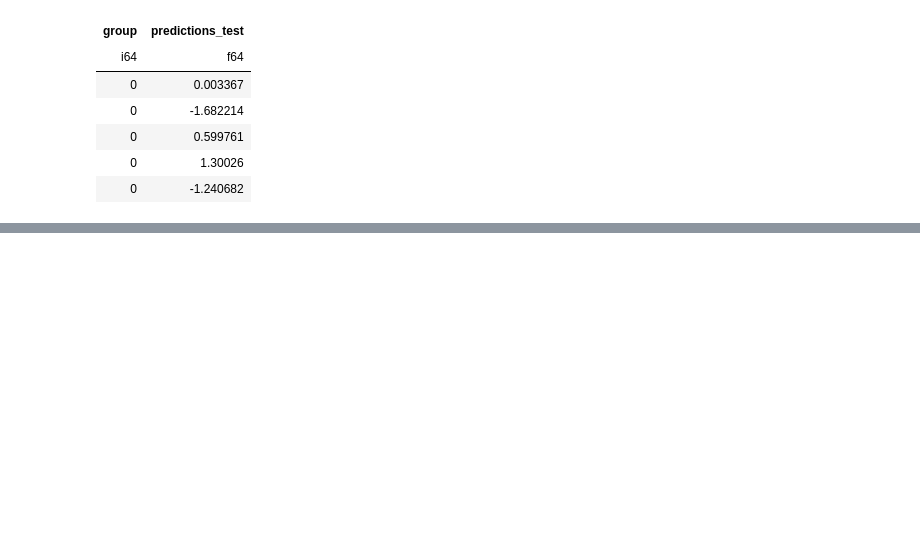
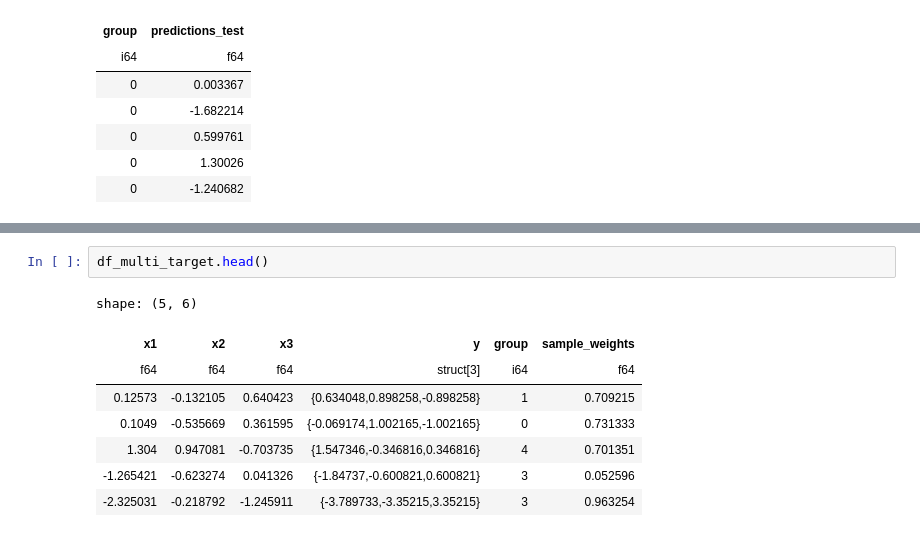
Before and after one commit to azmyrajab/polars_ols, a Jupyter notebook: notebooks/polars_ols_demo.ipynb, the cells around one changed output, grey strips where cells are left out. Drawn from its saved outputs; the diff is of its cells as text; blank space fills up the shorter version.

```diff
--- a/notebooks/polars_ols_demo.ipynb
+++ b/notebooks/polars_ols_demo.ipynb
@@ -514,0 +531,11 @@ shape: (5, 2)
+# %%
+df_multi_target.head()
+# %% [output]
+shape: (5, 6)
+| x1 | x2 | x3 | y | group | sample_weights |
+| f64 | f64 | f64 | struct[3] | i64 | f64 |
+| 0.12573 | -0.132105 | 0.640423 | {0.634048,0.898258,-0.898258} | 1 | 0.709215 |
+| 0.1049 | -0.535669 | 0.361595 | {-0.069174,1.002165,-1.002165} | 0 | 0.731333 |
+| 1.304 | 0.947081 | -0.703735 | {1.547346,-0.346816,0.346816} | 4 | 0.701351 |
+| -1.265421 | -0.623274 | 0.041326 | {-1.84737,-0.600821,0.600821} | 3 | 0.052596 |
+| -2.325031 | -0.218792 | -1.245911 | {-3.789733,-3.35215,3.35215} | 3 | 0.963254 |
```
Also changed, not shown: parts of 8 cells of this notebook, 8 other files.
